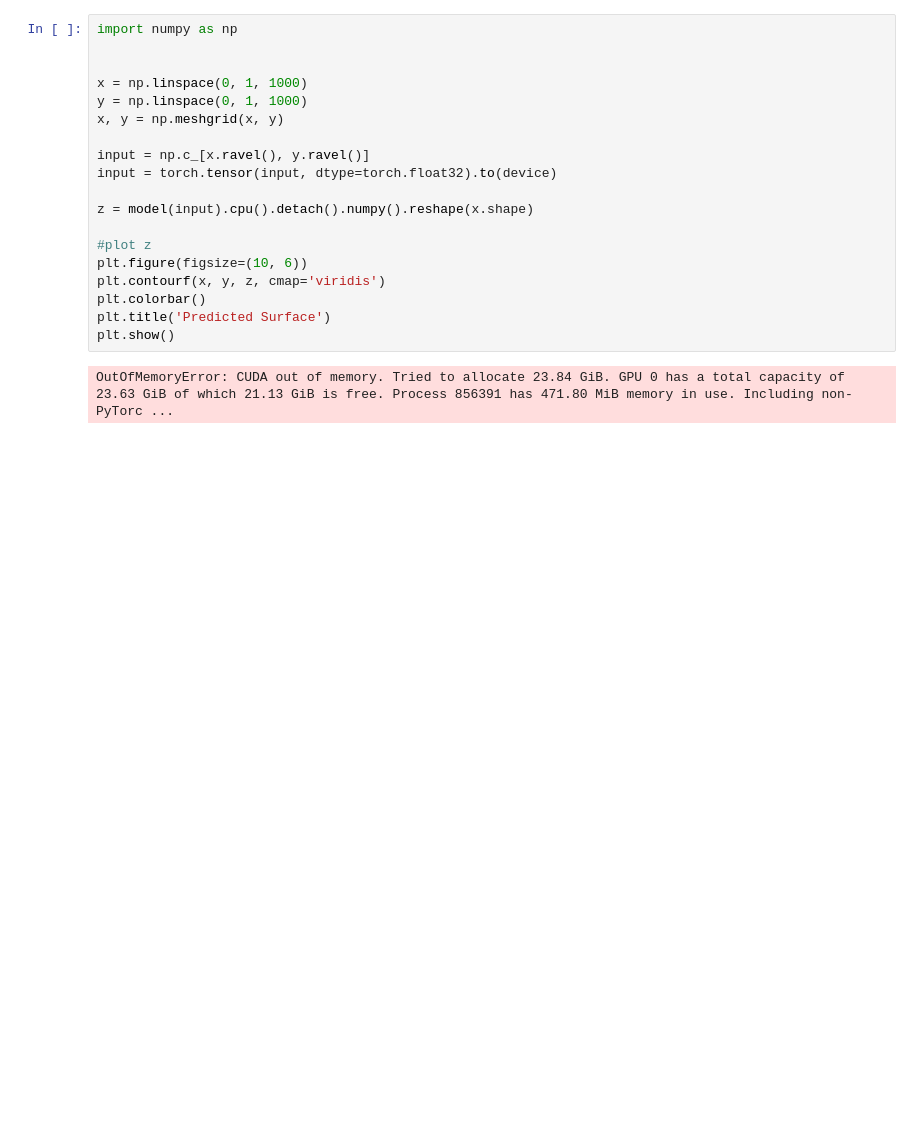
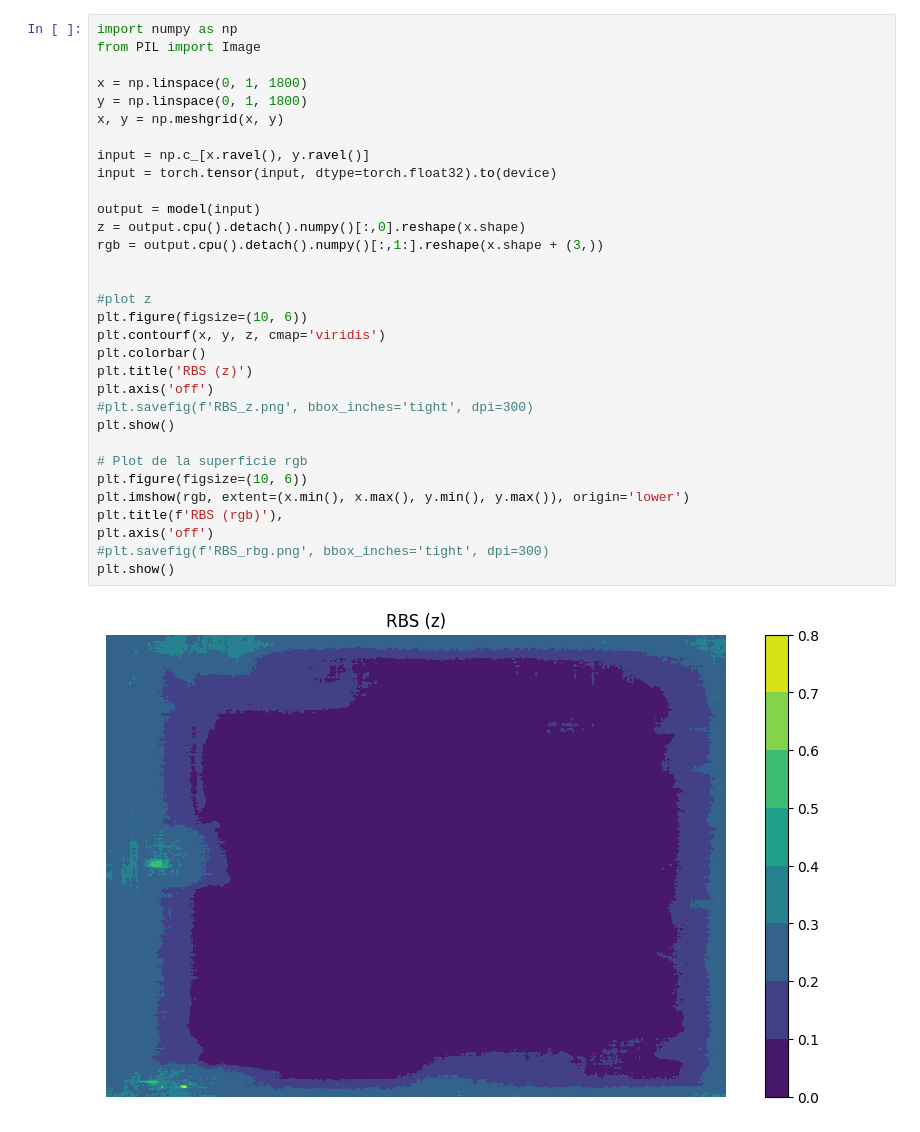
Before and after one commit to Kauel-Chile/sqm_batimetria, a Jupyter notebook: continuous model interfaces.ipynb, the cells around one changed output. Saved outputs shown, nothing was run; the diff lists cells and outputs as text; blank space fills up the shorter version.

Commit message:
add rbg points in model

```diff
--- a/continuous model interfaces.ipynb
+++ b/continuous model interfaces.ipynb
@@ -283,21 +156,34 @@ plt.show()
 # %%
 import numpy as np
+from PIL import Image
 
-
-x = np.linspace(0, 1, 1000)
-y = np.linspace(0, 1, 1000)
+x = np.linspace(0, 1, 1800)
+y = np.linspace(0, 1, 1800)
 x, y = np.meshgrid(x, y)
 
 input = np.c_[x.ravel(), y.ravel()]
 input = torch.tensor(input, dtype=torch.float32).to(device)
 
-z = model(input).cpu().detach().numpy().reshape(x.shape)
+output = model(input)
+z = output.cpu().detach().numpy()[:,0].reshape(x.shape)
+rgb = output.cpu().detach().numpy()[:,1:].reshape(x.shape + (3,))
+
 
 #plot z
 plt.figure(figsize=(10, 6))
 plt.contourf(x, y, z, cmap='viridis')
 plt.colorbar()
-plt.title('Predicted Surface')
+plt.title('RBS (z)')
+plt.axis('off')
+#plt.savefig(f'RBS_z.png', bbox_inches='tight', dpi=300)
 plt.show()
+
+# Plot de la superficie rgb
+plt.figure(figsize=(10, 6))
+plt.imshow(rgb, extent=(x.min(), x.max(), y.min(), y.max()), origin='lower')
+plt.title(f'RBS (rgb)'),
+plt.axis('off')
+#plt.savefig(f'RBS_rbg.png', bbox_inches='tight', dpi=300)
+plt.show()
 # %% [output]
-OutOfMemoryError: CUDA out of memory. Tried to allocate 23.84 GiB. GPU 0 has a total capacity of 23.63 GiB of which 21.13 GiB is free. Process 856391 has 471.80 MiB memory in use. Including non-PyTorc ...
+[figure, added]
```
Also changed, not shown: parts of 22 cells of this notebook.
